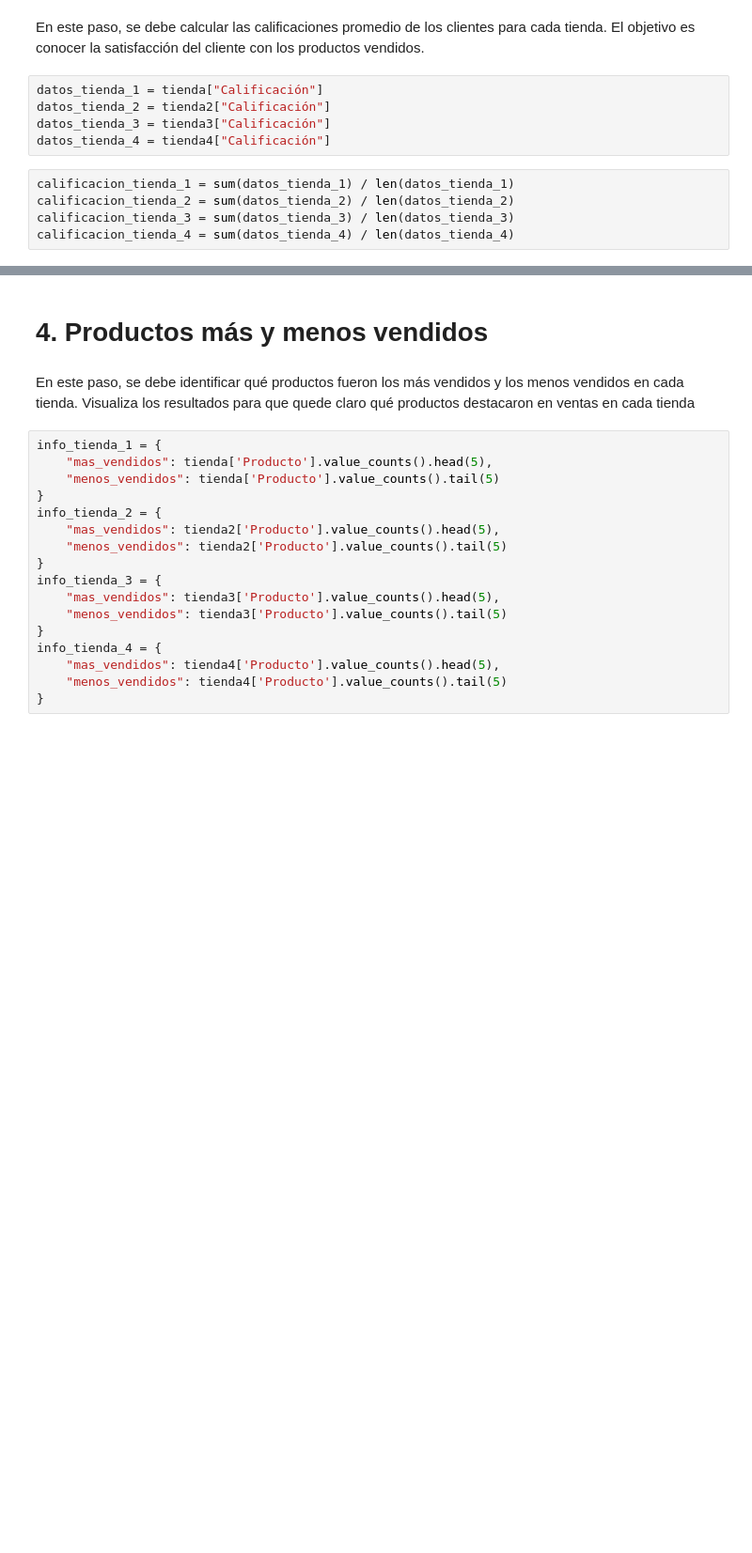
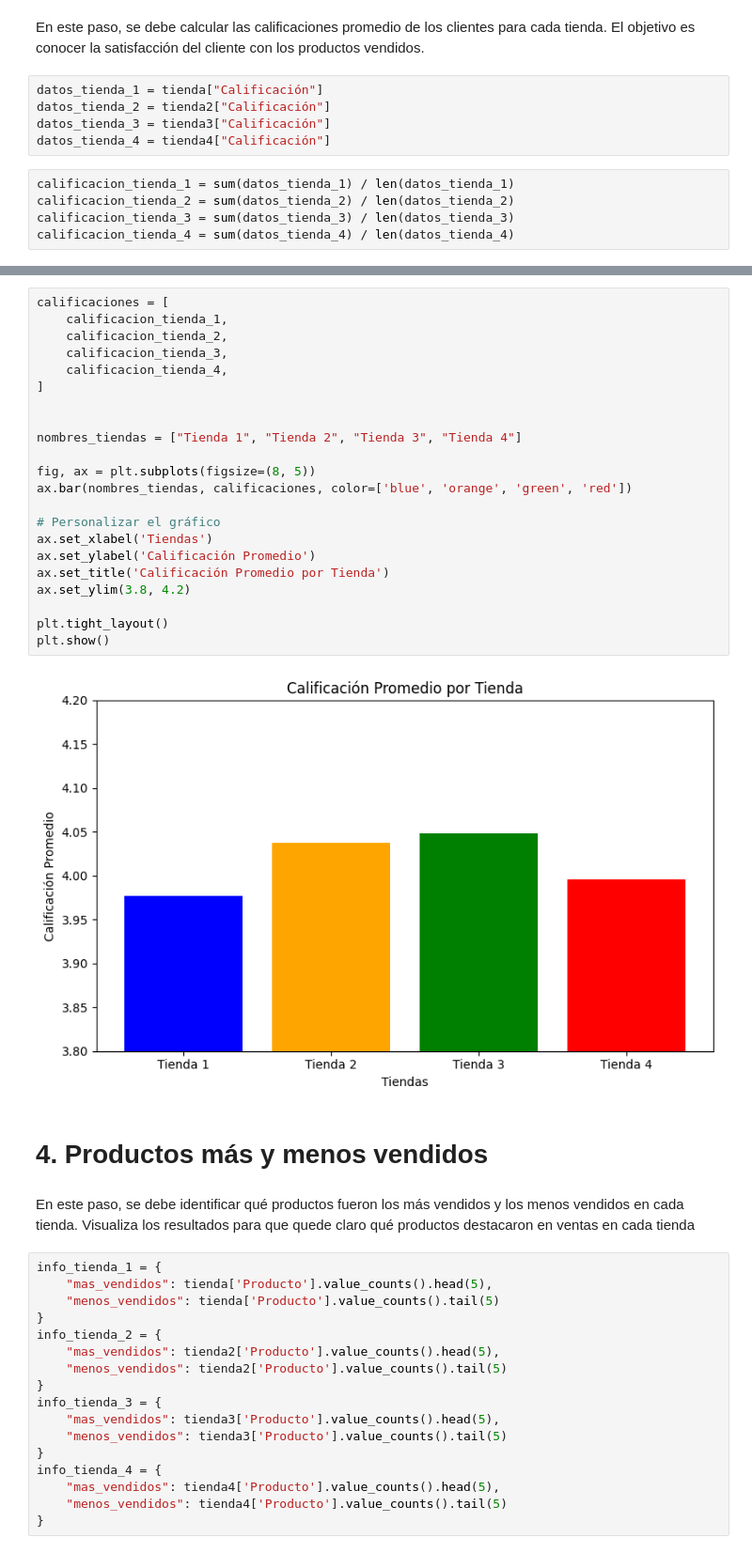
Before and after one commit to walter1705/data-sciencie-alura, a Jupyter notebook: projects/Alura-Store/AluraStoreLatam.ipynb, the cells around one changed output, grey strips where cells are left out. Shown at 94% size. Drawn from its saved outputs; the diff is of its cells as text; blank space fills up the shorter version.

```diff
--- a/projects/Alura-Store/AluraStoreLatam.ipynb
+++ b/projects/Alura-Store/AluraStoreLatam.ipynb
@@ -159,3 +135,27 @@ Tienda 4: {calificacion_tienda_4}")
+# %%
+calificaciones = [
+    calificacion_tienda_1,
+    calificacion_tienda_2,
+    calificacion_tienda_3,
+    calificacion_tienda_4,
+]
+
+
+nombres_tiendas = ["Tienda 1", "Tienda 2", "Tienda 3", "Tienda 4"]
+
+fig, ax = plt.subplots(figsize=(8, 5))
+ax.bar(nombres_tiendas, calificaciones, color=['blue', 'orange', 'green', 'red'])
+
+# Personalizar el gráfico
+ax.set_xlabel('Tiendas')
+ax.set_ylabel('Calificación Promedio')
+ax.set_title('Calificación Promedio por Tienda')
+ax.set_ylim(3.8, 4.2)
+
+plt.tight_layout()
+plt.show()
+# %% [output]
+[figure, added]
 # %% [markdown]
 # 4. Productos más y menos vendidos
 # %% [markdown]
```
Also changed, not shown: parts of 3 cells of this notebook.
